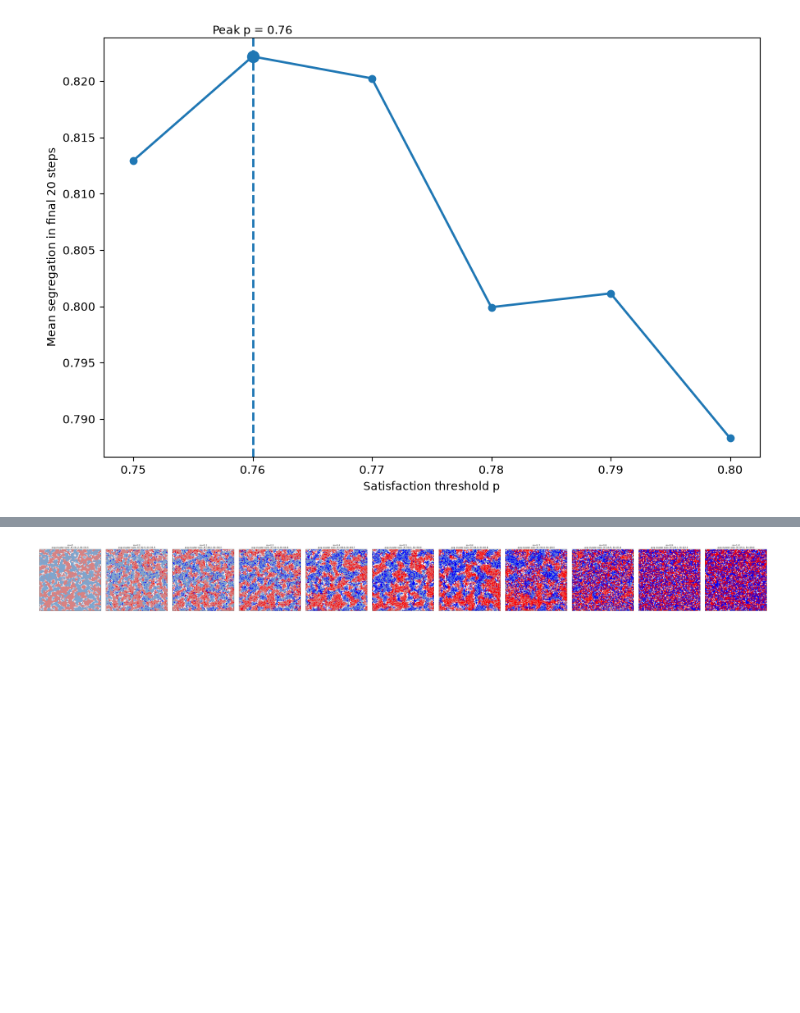
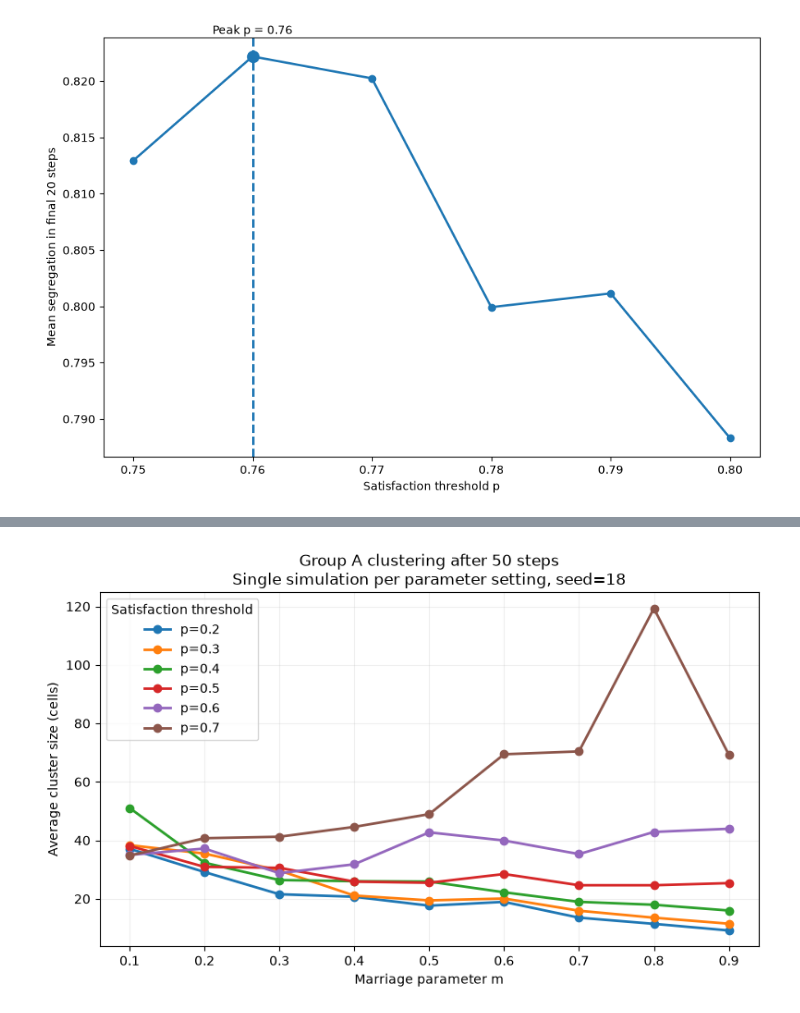
Before and after one commit to DONG-BO-Eric/CITS4403-Project, a Jupyter notebook: code/project.ipynb, the cells around one changed output, grey strips where cells are left out. Drawn from its saved outputs; the diff is of its cells as text; code cells hidden in the pictures; blank space fills up the shorter version.

Commit message:
update some result

```diff
--- a/code/project.ipynb
+++ b/code/project.ipynb
@@ -3,6 +3,8 @@ import numpy as np
 import seaborn as sns
 import pandas as pd
 import matplotlib.pyplot as plt
+from matplotlib.patches import Rectangle
+from scipy import ndimage
 from scipy.signal import correlate2d
 from Cell2D import Cell2D, draw_array
 from matplotlib.colors import LinearSegmentedColormap
@@ -109,7 +111,7 @@ class Schelling(Cell2D):
                        [1, 0, 1],
                        [1, 1, 1]], dtype=np.int8)
 
-    def __init__(self, n, p, m = 0.1):
+    def __init__(self, n, p, m = 0.1, fixed_openness=None):
         """Initializes the attributes.
 
         n: number of rows -- size of the grid
@@ -117,6 +119,7 @@ class Schelling(Cell2D):
         m: marriage
         """
         self.p = p
+        self.fixed_openness = fixed_openness
         # 0 is empty house, 1 is agent labelled red, 2 is agent labelled blue
         choices = np.array([0, 1, 2], dtype=np.int8)
         probs = [0.1, 0.45, 0.45]
@@ -144,6 +147,8 @@ class Schelling(Cell2D):
                 if group != 0:
                     loc = (row, col) # 创建这个位置上的 Person
                     person = Person(loc, group, self.next_person_id)
+                    if self.fixed_openness is not None:
+                        person.openness = float(self.fixed_openness)
                     self.next_person_id += 1
                     self.people[loc] = person # 保存 Person
                     self.people_by_id[person.id] = person #保存id为xx的人的信息
@@ -464,6 +469,8 @@ class Schelling(Cell2D):
             self.next_person_id += 1
 
             child = Person(child_loc, child_group, self.next_person_id)
+            if self.fixed_openness is not None:
+                child.openness = float(self.fixed_openness)
             self.next_person_id += 1
 
             # 记录组合由哪两个旧 Person 组成
@@ -597,3 +606,4 @@ number_frame(grid,[0,2,3,5],4)
 # %%
-grid.animate(frames=50, interval=0.1) #animate这个function里面有step会自己跳动
+grid = Schelling(n=100, p=0.7, m=0.3)
+grid.animate(frames=50, interval=0.1)
 # %% [output]
@@ -789,39 +959,64 @@ Maximum segregation = 0.8221945208440674
 # %%
-from scipy import ndimage
+p_values = [0.2, 0.3, 0.4, 0.5, 0.6, 0.7]
+m_values = np.round(np.arange(0.1, 1.0, 0.1), 1)
+n_steps = 50
+seed = 18
 
-structure_8 = np.ones((3, 3), dtype=int)  # 8邻域连通，跟模型自己的Moore邻域定义一致
+shape = (len(p_values), len(m_values))
+cluster_a_50 = np.zeros(shape)
+cluster_b_50 = np.zeros(shape)
 
-def average_cluster_size(mask, structure=structure_8):
-    """mask: 布尔数组（比如 pure_a），返回同色连通块的平均大小（格子数）"""
-    labeled, num_clusters = ndimage.label(mask, structure=structure)
-    if num_clusters == 0:
-        return 0.0
-    sizes = ndimage.sum(mask, labeled, range(1, num_clusters + 1))
-    return np.mean(sizes)
+for i, p in enumerate(p_values):
+    for j, m in enumerate(m_values):
+        grid = simulate(p, m, n_steps, seed)
+        cluster_a_50[i, j], cluster_b_50[i, j] = measure_clusters(grid)
 
-m_values_to_compare = [0, 0.1, 0.2, 0.3, 0.4, 0.5, 0.6, 0.7, 0.8, 0.9, 1.0]
-p_fixed = 0.76
-n_steps = 150
+def plot_cluster_low(
+    group,
+    p_levels=(0.2, 0.3, 0.4, 0.5, 0.6, 0.7),
+    m_levels=(0.1, 0.2, 0.3, 0.4, 0.5, 0.6, 0.7, 0.8, 0.9),
+    steps=50,
+    seed_value=18,
+):
+    results = {
+        "A": cluster_a_50,
+        "B": cluster_b_50,
+    }
 
-fig, axes = plt.subplots(1, len(m_values_to_compare), figsize=(5 * len(m_values_to_compare), 5))
+    if group not in results:
+        raise ValueError("Group must be 'A' or 'B'.")
 
-for ax, m in zip(axes, m_values_to_compare):
-    np.random.seed(17)
-    grid = Schelling(n=100, p=p_fixed, m=m)
-    for _ in range(n_steps):
-        grid.step()
+    values = results[group]
+    expected_shape = (len(p_levels), len(m_levels))
 
-    plt.sca(ax)
-    grid.draw()
+    if values.shape != expected_shape:
+        raise ValueError(f"Results must have shape {expected_shape}.")
 
-    pure_a = (grid.array == 1) | (grid.array == 3)
-    pure_b = (grid.array == 2) | (grid.array == 4)
-    cluster_a = average_cluster_size(pure_a)
-    cluster_b = average_cluster_size(pure_b)
+    fig, ax = plt.subplots(figsize=(8, 5))
 
-    ax.set_title(f'm={grid.m}\navg cluster size: A={cluster_a:.1f}, B={cluster_b:.1f}')
+    for i, p in enumerate(p_levels):
+        ax.plot(
+            m_levels,
+            values[i],
+            marker="o",
+            label=f"p={p:.1f}",
+        )
 
-plt.tight_layout()
-plt.show()
+    ax.set_xlabel("Marriage parameter m")
+    ax.set_ylabel("Average cluster size (cells)")
+    ax.set_title(
+        f"Group {group} clustering after {steps} steps\n"
+        f"Single simulation per parameter setting, seed={seed_value}"
+    )
+    ax.set_xticks(m_levels)
+    ax.legend(title="Satisfaction threshold")
+    ax.grid(alpha=0.2)
+
+    fig.tight_layout()
+    plt.show()
+
+
+plot_cluster_low("A")
+plot_cluster_low("B")
 # %% [output]
-[figure, old version]
+[figure, new version]
```
Also changed, not shown: parts of 43 cells of this notebook.
